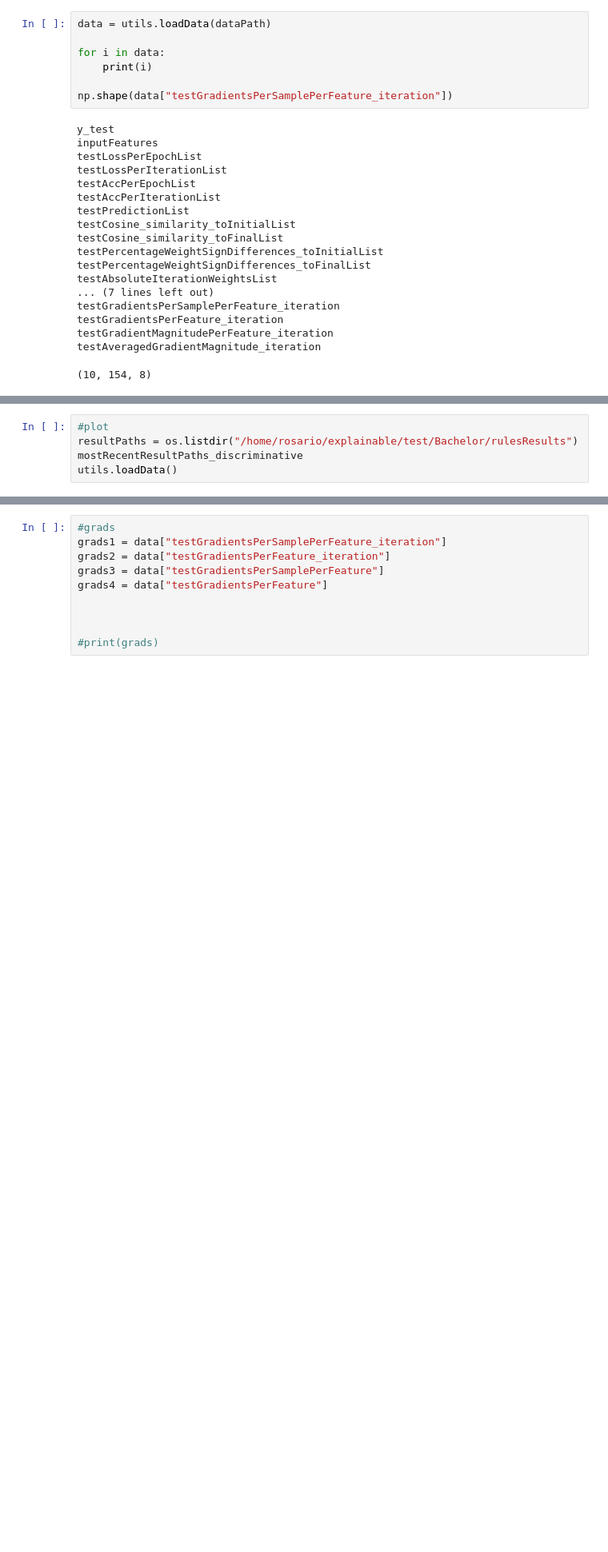
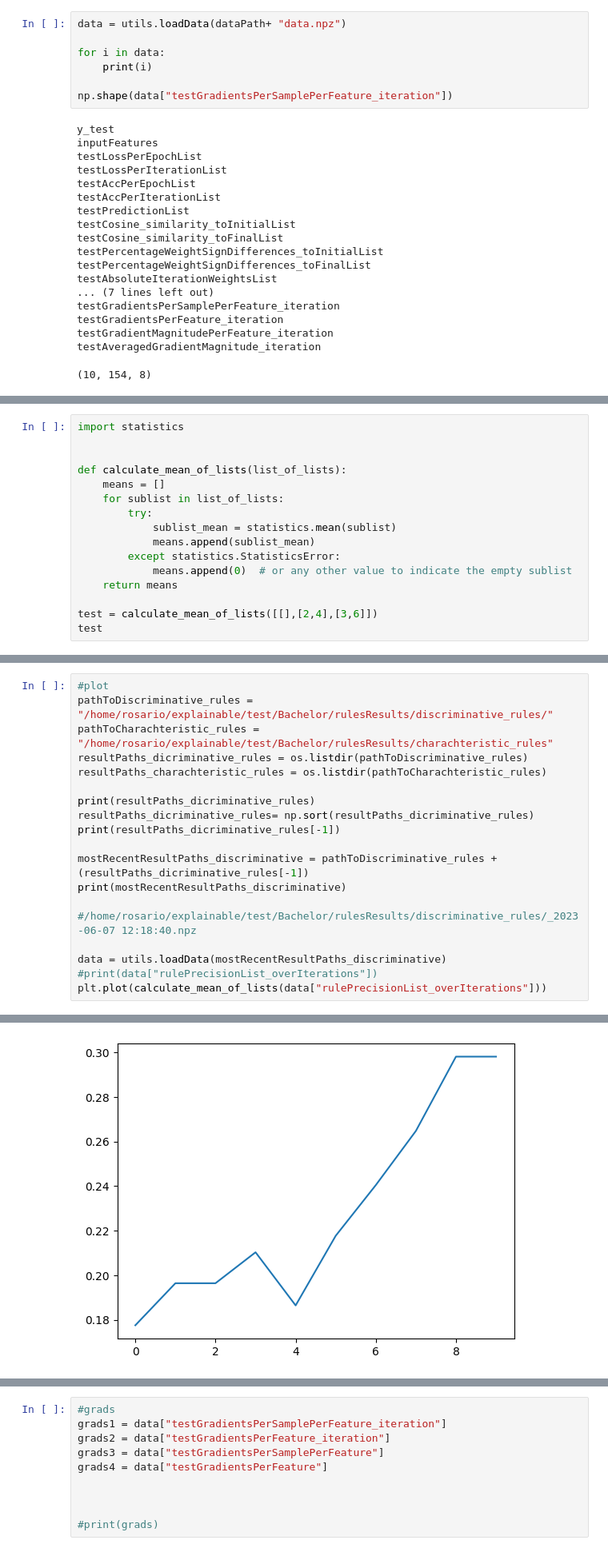
Before and after one commit to VellaRo/Bachelor, a Jupyter notebook: MYCEGA_w_gradientsTABULAR copy.ipynb, the cells around one changed output, grey strips where cells are left out. Shown at 80% size. Cells and saved outputs as stored; diff of their text form; blank space fills up the shorter version.

```diff
--- a/MYCEGA_w_gradientsTABULAR copy.ipynb
+++ b/MYCEGA_w_gradientsTABULAR copy.ipynb
@@ -148,6 +148,6 @@ plotting: GM GradientMagnitude PerFeature
 [figure]
 # %%
-data = utils.loadData(dataPath)
+data = utils.loadData(dataPath+ "data.npz")
 
 for i in data:
     print(i)
@@ -265,0 +340,16 @@ joo
+# %%
+import statistics
+
+
+def calculate_mean_of_lists(list_of_lists):
+    means = []
+    for sublist in list_of_lists:
+        try:
+            sublist_mean = statistics.mean(sublist)
+            means.append(sublist_mean)
+        except statistics.StatisticsError:
+            means.append(0)  # or any other value to indicate the empty sublist
+    return means
+
+test = calculate_mean_of_lists([[],[2,4],[3,6]])
+test
@@ -266,5 +358,20 @@ joo
 # %%
 #plot
-resultPaths = os.listdir("/home/rosario/explainable/test/Bachelor/rulesResults")
-mostRecentResultPaths_discriminative
-utils.loadData()
+pathToDiscriminative_rules = "/home/rosario/explainable/test/Bachelor/rulesResults/discriminative_rules/"
+pathToCharachteristic_rules = "/home/rosario/explainable/test/Bachelor/rulesResults/charachteristic_rules"
+resultPaths_dicriminative_rules = os.listdir(pathToDiscriminative_rules)
+resultPaths_charachteristic_rules = os.listdir(pathToCharachteristic_rules)
+
+print(resultPaths_dicriminative_rules)
+resultPaths_dicriminative_rules= np.sort(resultPaths_dicriminative_rules)
+print(resultPaths_dicriminative_rules[-1])
+
+mostRecentResultPaths_discriminative = pathToDiscriminative_rules + (resultPaths_dicriminative_rules[-1])
+print(mostRecentResultPaths_discriminative)
+
+#/home/rosario/explainable/test/Bachelor/rulesResults/discriminative_rules/_2023-06-07 12:18:40.npz
+
+data = utils.loadData(mostRecentResultPaths_discriminative)
+#print(data["rulePrecisionList_overIterations"])
+plt.plot(calculate_mean_of_lists(data["rulePrecisionList_overIterations"]))
+# %% [output]
@@ -271 +392,2 @@ utils.loadData()
+[figure, added]
 # %%
```
Also changed, not shown: parts of 10 cells of this notebook, 4 other files.
